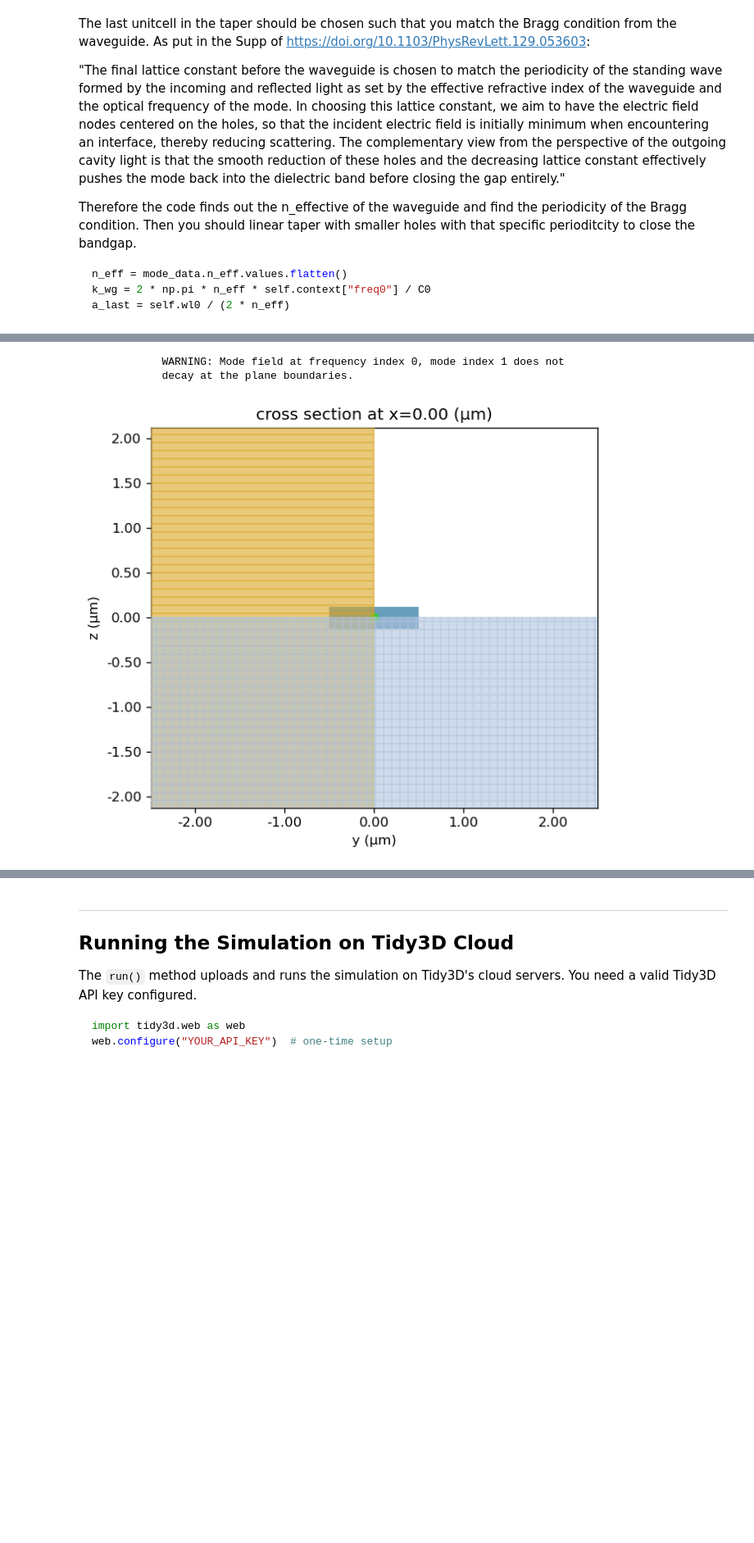
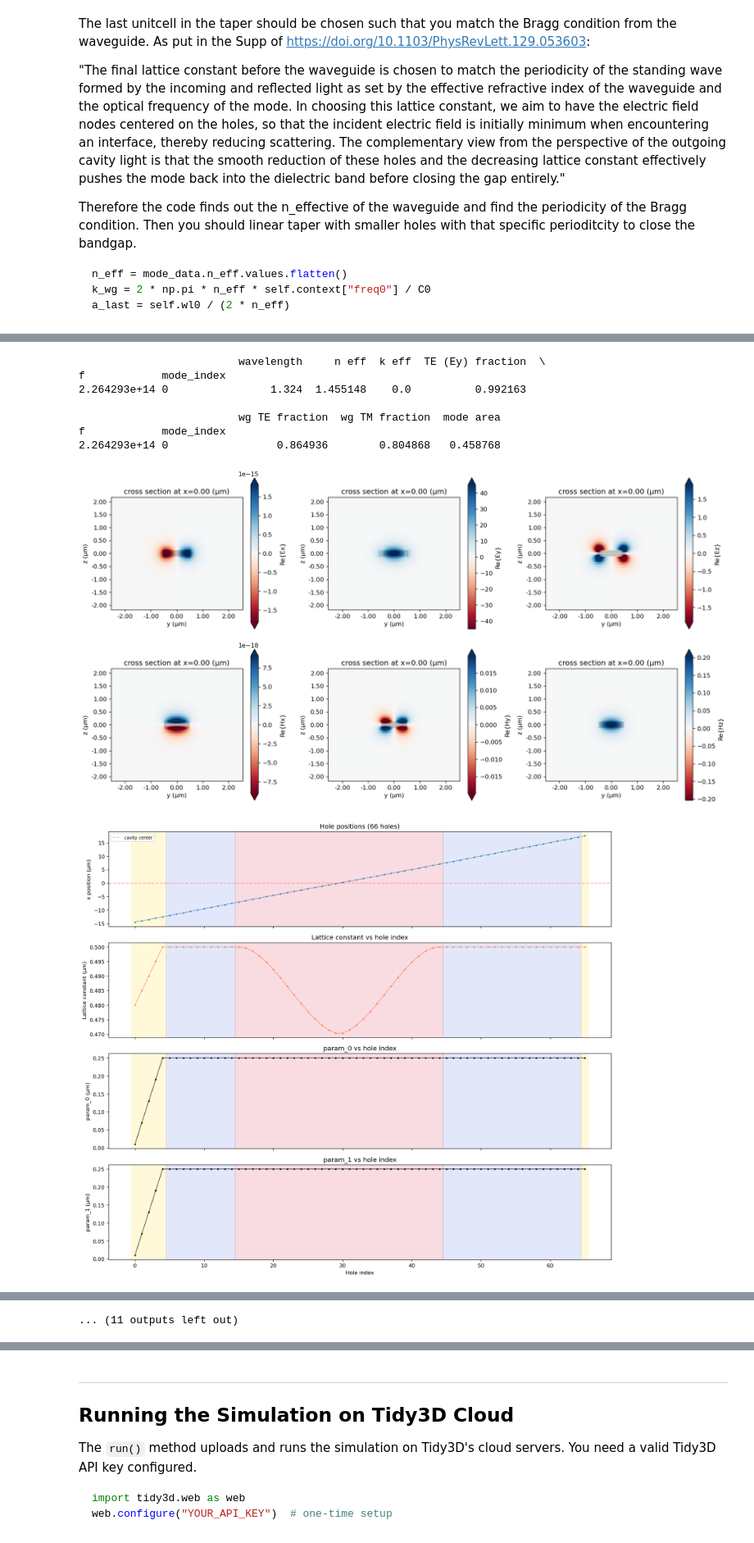
Before and after one commit to hybrid-lab/nanophotonic_cavity_sim, a Jupyter notebook: cavity_tutorial.ipynb, the cells around one changed output, grey strips where cells are left out. Shown at 82% size. Saved outputs shown, nothing was run; the diff lists cells and outputs as text; code cells hidden in the pictures; blank space fills up the shorter version.

```diff
--- a/cavity_tutorial.ipynb
+++ b/cavity_tutorial.ipynb
@@ -3,6 +3,7 @@ import numpy as np
 import matplotlib.pyplot as plt
 
 from cavity import Cavity
+from simulation import Cavity_simulation
 from bandstructure_class import BandStructureSim
 
 import tidy3d as td
@@ -10,6 +11,9 @@ C0 = td.constants.C_0
 
 %matplotlib inline
 plt.rcParams['figure.dpi'] = 120
+
+directory = "cavity_tutorial"
+save_name = "cavity_tutorial_simulation"
 # %% [markdown]
 ---
 ## Finding geometries that are useful for the central defect and the mirror
@@ -238,17 +190,20 @@ You can pass `plot=True` to visualize intermediate steps (dispersion fit, mode s
 # %%
-cavity = Cavity(
-    n_cells=n_cells,
-    parameters=parameters,
-    context=context,
-)
-
 sim = cavity.build_simulation(
     grid_size_override=(0.02, 0.02, 0.02),  # coarser mesh for quick testing
-    num_modes=2,
+    num_modes=1,
     plot=True,  # show mode solve results
 )
+sim.plot_simulation()
 
 print("mode n_eff:", sim.n_eff)
 print("mode k_wg:", sim.k_wg)
 print("mode a_last:", sim.a_last)
+
+bandstructure_tidy = sim.bandstructure_tidy(
+    directory=directory,
+    save_name=f"{save_name}_bandstructure_mirror_left",
+    context=context,
+    parameters=parameters["parameters_mirrors_left"],
+    plot=True,
+)
 # %% [output]
@@ -258,3 +214,9 @@ print("mode a_last:", sim.a_last)
-             WARNING: Mode field at frequency index 0, mode index 1 does not
-             decay at the plane boundaries.
+                         wavelength     n eff  k eff  TE (Ey) fraction  \
+f            mode_index
+2.264293e+14 0                1.324  1.455148    0.0          0.992163
+
+                         wg TE fraction  wg TM fraction  mode area
+f            mode_index
+2.264293e+14 0                 0.864936        0.804868   0.458768
-[figure]
+[figure, added]
+[figure, added]
@@ -272,0 +232 @@ mode a_last: [0.45493653 0.67263198]
+... (11 outputs left out)
```
Also changed, not shown: parts of 31 cells of this notebook, 26 other files.
